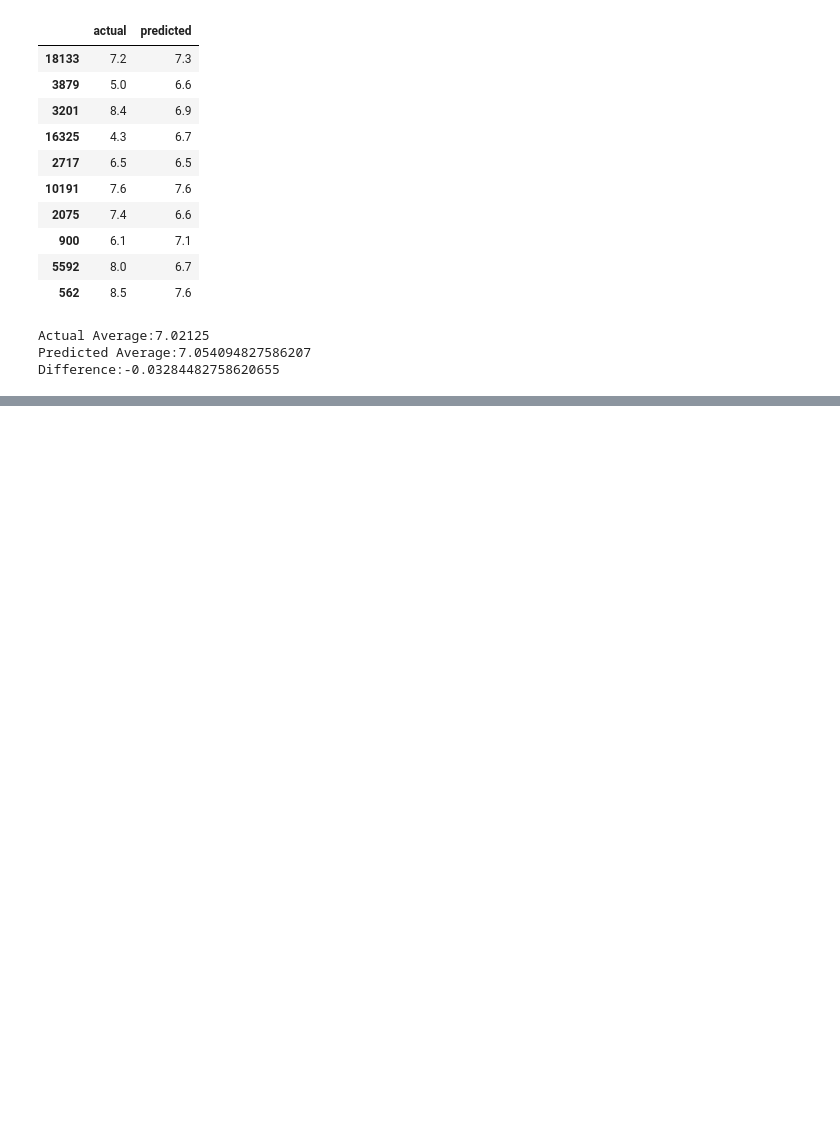
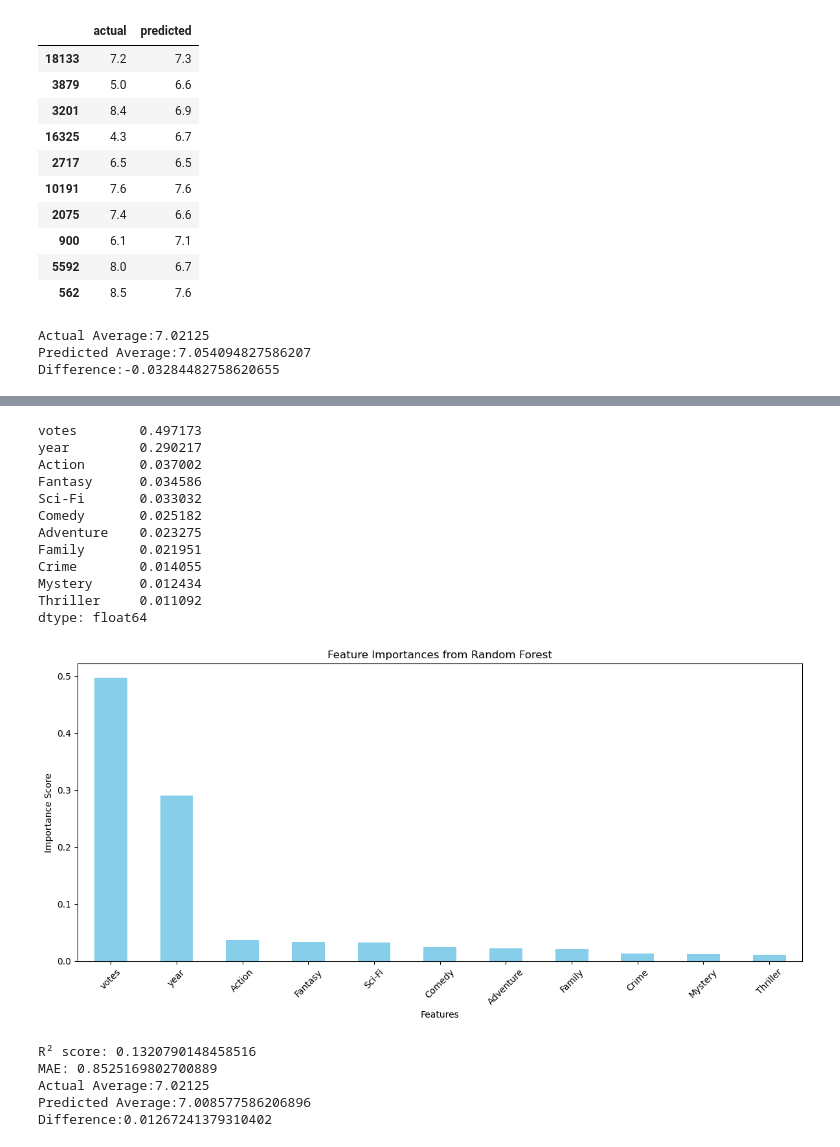
Before and after one commit to anthonyHigareda/videoGameRatings, a Jupyter notebook: test_notebook.ipynb, the cells around one changed output, grey strips where cells are left out. Cells and saved outputs as stored; diff of their text form; code cells hidden in the pictures; blank space fills up the shorter version.

```diff
--- a/test_notebook.ipynb
+++ b/test_notebook.ipynb
@@ -227,0 +268,38 @@ rating_comparison.head(10)
+# %%
+feature_importances = pd.Series(model.feature_importances_, index=X_train.columns)
+feature_importances = feature_importances.sort_values(ascending=False)
+print(feature_importances)
+plt.figure(figsize=(12,6))
+feature_importances.plot(kind='bar', color='skyblue')
+plt.title("Feature Importances from Random Forest")
+plt.ylabel("Importance Score")
+plt.xlabel("Features")
+plt.xticks(rotation=45)
+plt.tight_layout()
+plt.show()
+
+r2 = r2_score(y_test, preds)
+print("R² score:", r2)
+mae = mean_absolute_error(y_test, preds)
+print("MAE:", mae)
+
+Accuracy_test()
+# %% [output]
+votes        0.497173
+year         0.290217
+Action       0.037002
+Fantasy      0.034586
+Sci-Fi       0.033032
+Comedy       0.025182
+Adventure    0.023275
+Family       0.021951
+Crime        0.014055
+Mystery      0.012434
+Thriller     0.011092
+dtype: float64
+[figure, added]
+R² score: 0.1320790148458516
+MAE: 0.8525169802700889
+Actual Average:7.02125
+Predicted Average:7.008577586206896
+Difference:0.01267241379310402
```
Also changed, not shown: parts of 6 cells of this notebook.
